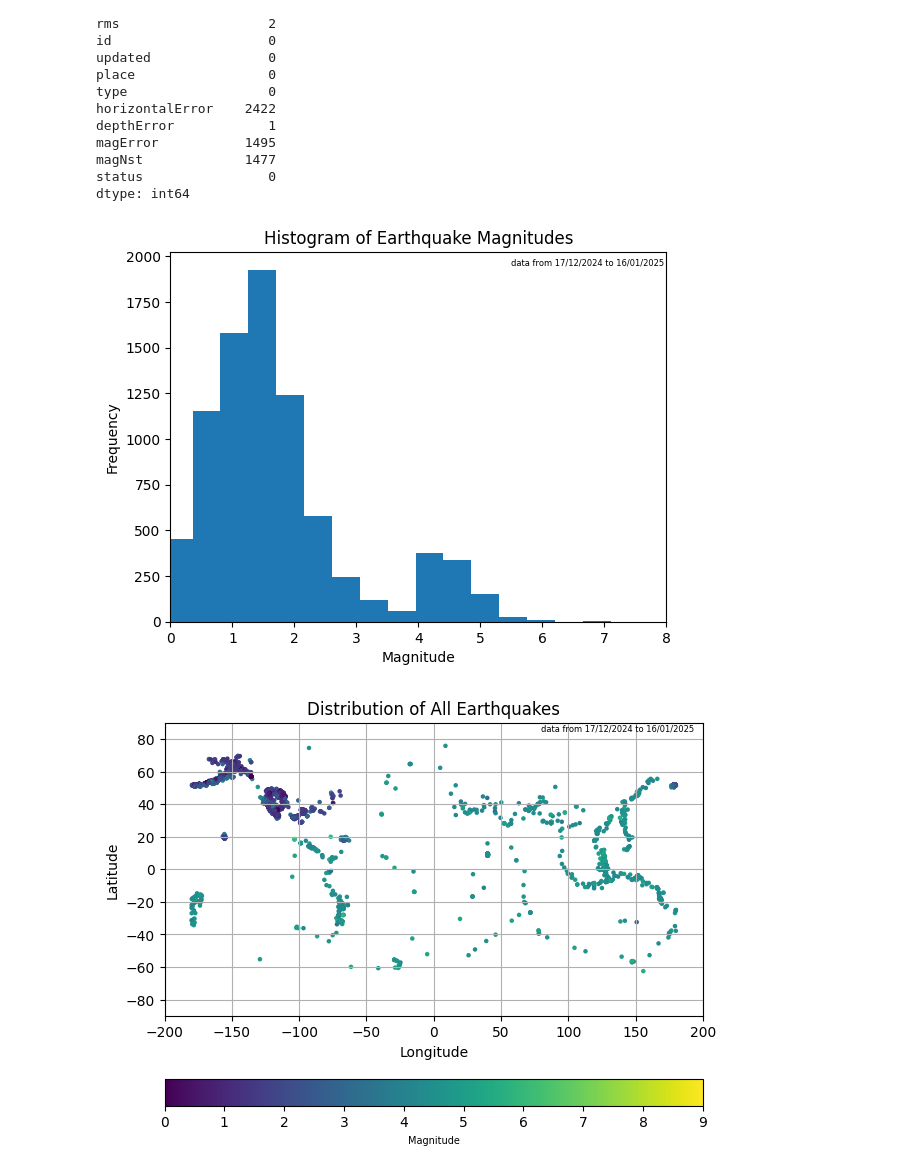
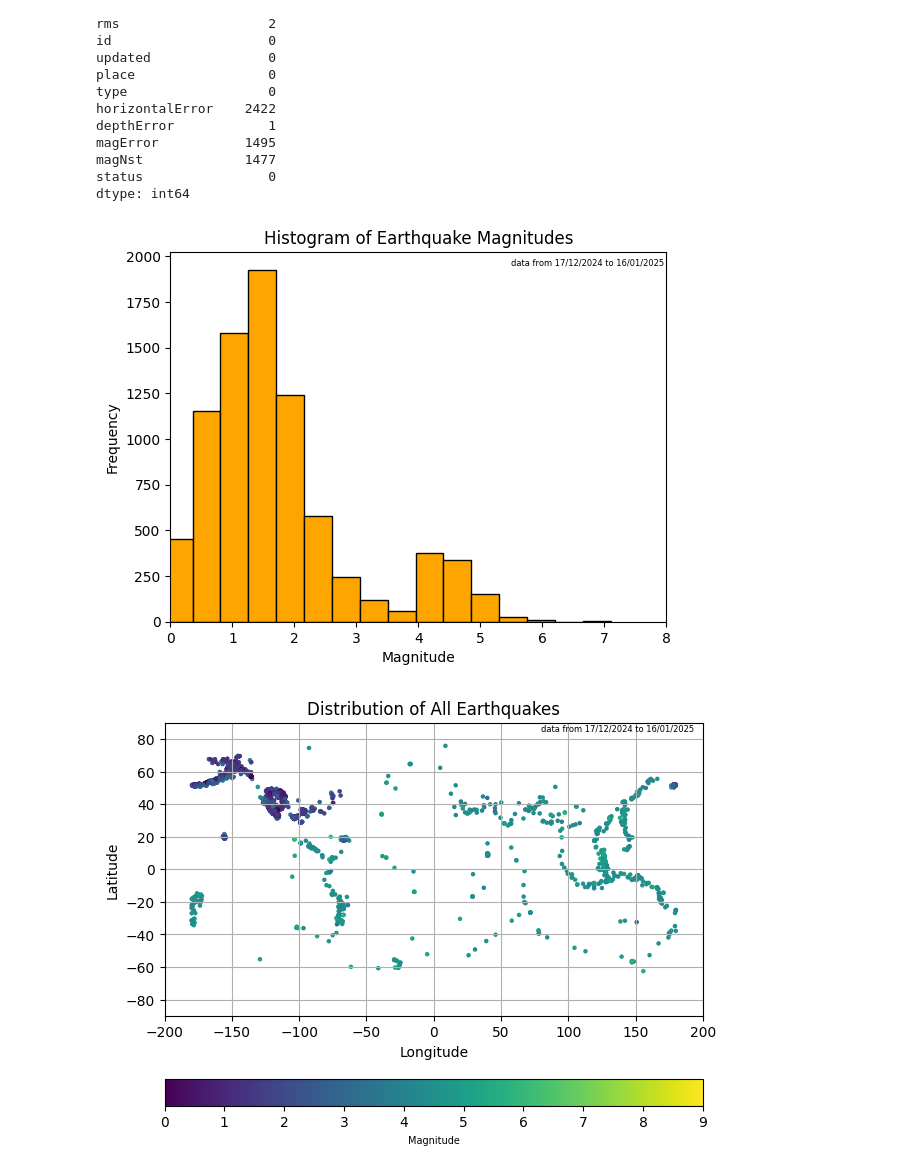
Before and after one commit to pkdc/earthquake-data-analysis, a Jupyter notebook: earthquake.ipynb, the cells around one changed output. Drawn from its saved outputs; the diff is of its cells as text; code cells hidden in the pictures.

```diff
--- a/earthquake.ipynb
+++ b/earthquake.ipynb
@@ -79,20 +79,20 @@ dtype: int64
 # %%
 # histogram of magnitudes
 fig, ax = plt.subplots()
-ax.hist(earthquake_data['mag'], bins=20)
+ax.hist(earthquake_data['mag'], bins=20, color='orange', edgecolor='black')
 ax.set_xlabel('Magnitude')
 ax.set_ylabel('Frequency')
 ax.set_title('Histogram of Earthquake Magnitudes')
 ax.set_xlim(0, 8)
 
 # Add text annotation to the plot
 t0 = ax.text(5.5, 1950, 'data from 17/12/2024 to 16/01/2025', fontsize=6)
 
 # save the output as a jpeg
 filename = 'earthquakes_mag_histo.jpeg'
 plt.savefig(filename, format = 'jpeg')
 # %% [output]
-[figure, old version]
+[figure, new version]
 # %%
 # Extract latitude, longitude, and magnitude data
 lat = earthquake_data['latitude']
```
Also changed, not shown: parts of 1 cell of this notebook, 1 other file.
